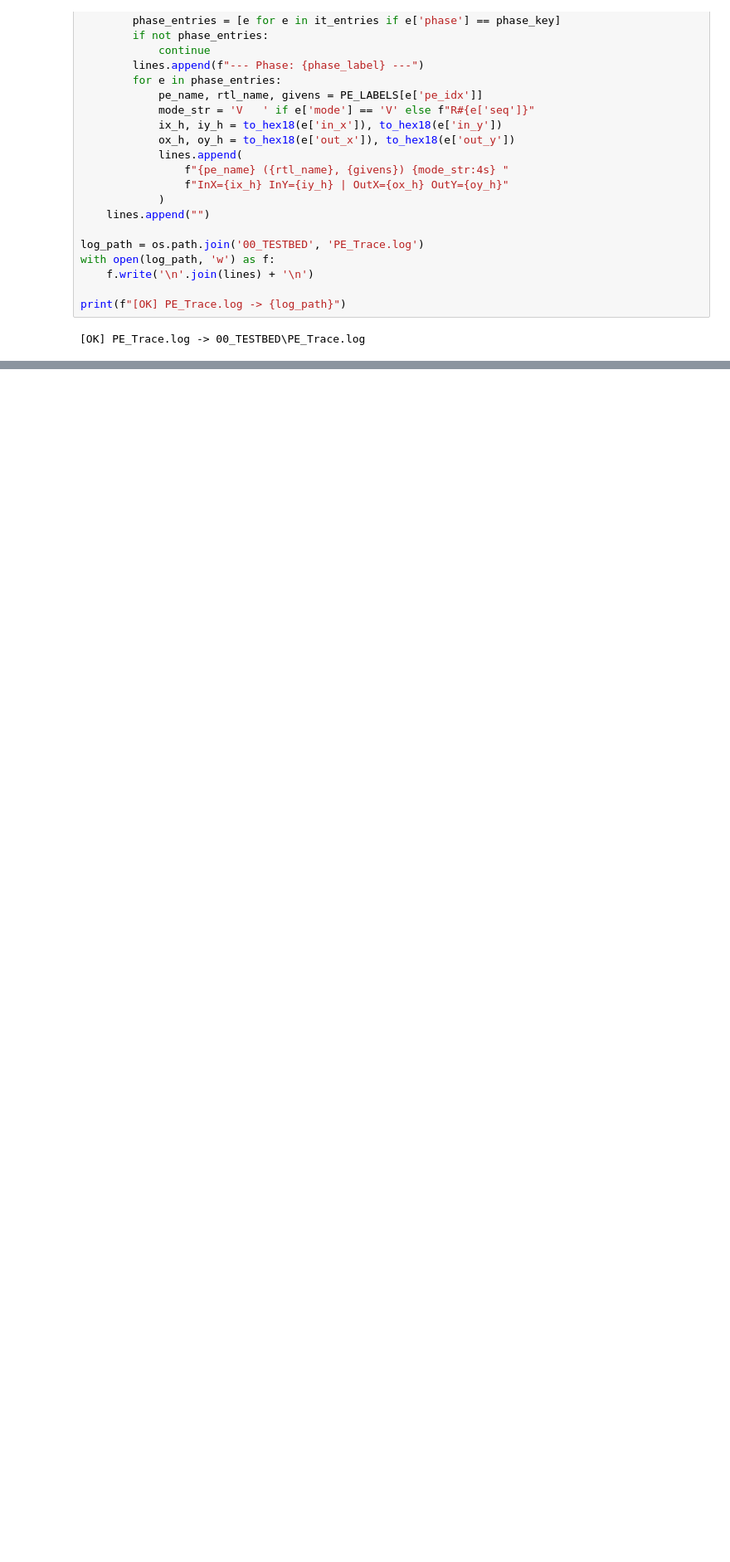
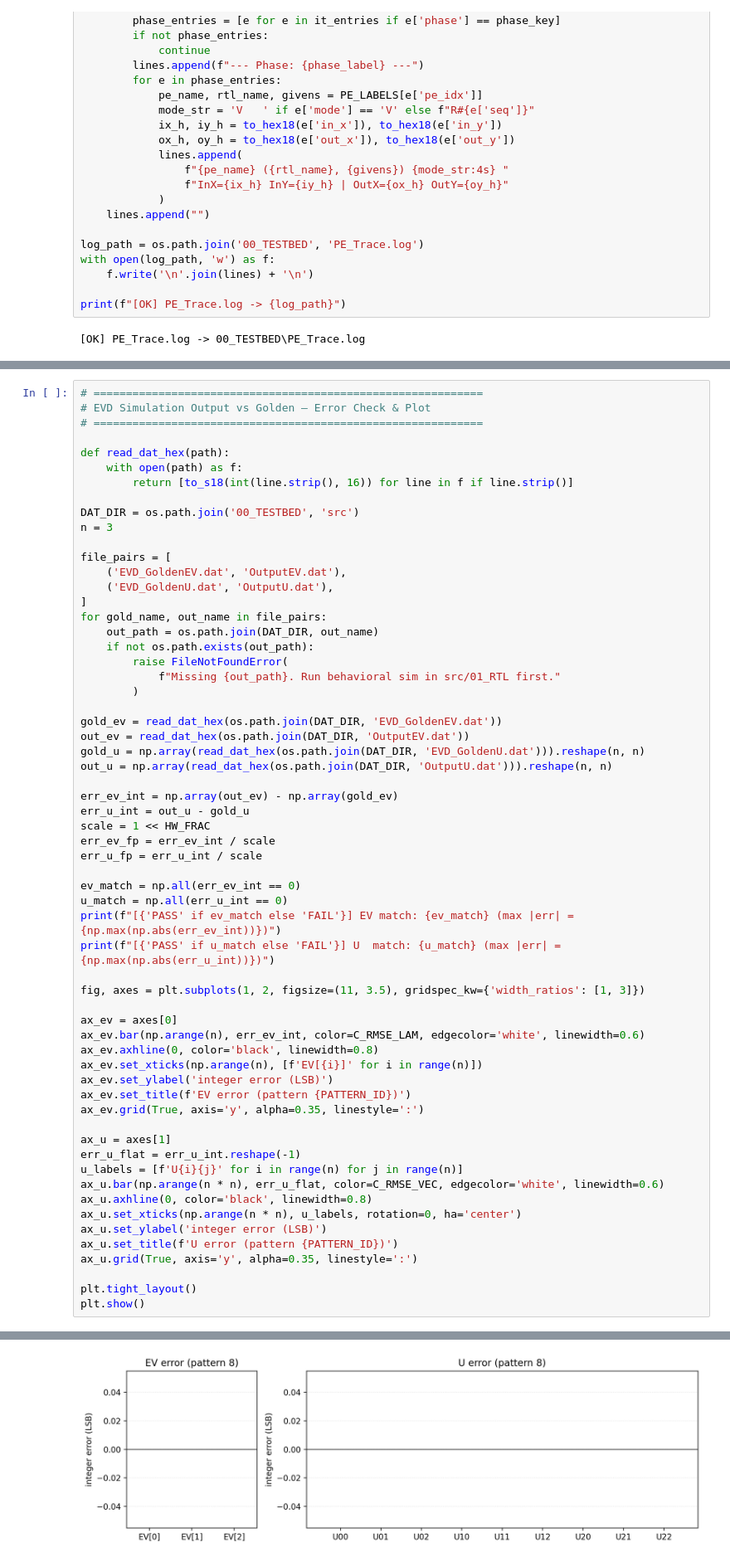
Before and after one commit to akira2963753/Eigen-Value-Decomposition, a Jupyter notebook: src/Verification.ipynb, the cells around one changed output, grey strips where cells are left out. Shown at 83% size. Cells and saved outputs as stored; diff of their text form; blank space fills up the shorter version.

```diff
--- a/src/Verification.ipynb
+++ b/src/Verification.ipynb
@@ -465,0 +468,62 @@ print(f"[OK] PE_Trace.log -> {log_path}")
+# %%
+# ============================================================
+# EVD Simulation Output vs Golden — Error Check & Plot
+# ============================================================
+
+def read_dat_hex(path):
+    with open(path) as f:
+        return [to_s18(int(line.strip(), 16)) for line in f if line.strip()]
+
+DAT_DIR = os.path.join('00_TESTBED', 'src')
+n = 3
+
+file_pairs = [
+    ('EVD_GoldenEV.dat', 'OutputEV.dat'),
+    ('EVD_GoldenU.dat', 'OutputU.dat'),
+]
+for gold_name, out_name in file_pairs:
+    out_path = os.path.join(DAT_DIR, out_name)
+    if not os.path.exists(out_path):
+        raise FileNotFoundError(
+            f"Missing {out_path}. Run behavioral sim in src/01_RTL first."
+        )
+
+gold_ev = read_dat_hex(os.path.join(DAT_DIR, 'EVD_GoldenEV.dat'))
+out_ev = read_dat_hex(os.path.join(DAT_DIR, 'OutputEV.dat'))
+gold_u = np.array(read_dat_hex(os.path.join(DAT_DIR, 'EVD_GoldenU.dat'))).reshape(n, n)
+out_u = np.array(read_dat_hex(os.path.join(DAT_DIR, 'OutputU.dat'))).reshape(n, n)
+
+err_ev_int = np.array(out_ev) - np.array(gold_ev)
+err_u_int = out_u - gold_u
+scale = 1 << HW_FRAC
+err_ev_fp = err_ev_int / scale
+err_u_fp = err_u_int / scale
+
+ev_match = np.all(err_ev_int == 0)
+u_match = np.all(err_u_int == 0)
+print(f"[{'PASS' if ev_match else 'FAIL'}] EV match: {ev_match} (max |err| = {np.max(np.abs(err_ev_int))})")
+print(f"[{'PASS' if u_match else 'FAIL'}] U  match: {u_match} (max |err| = {np.max(np.abs(err_u_int))})")
+
+fig, axes = plt.subplots(1, 2, figsize=(11, 3.5), gridspec_kw={'width_ratios': [1, 3]})
+
+ax_ev = axes[0]
+ax_ev.bar(np.arange(n), err_ev_int, color=C_RMSE_LAM, edgecolor='white', linewidth=0.6)
+ax_ev.axhline(0, color='black', linewidth=0.8)
+ax_ev.set_xticks(np.arange(n), [f'EV[{i}]' for i in range(n)])
+ax_ev.set_ylabel('integer error (LSB)')
+ax_ev.set_title(f'EV error (pattern {PATTERN_ID})')
+ax_ev.grid(True, axis='y', alpha=0.35, linestyle=':')
+
+ax_u = axes[1]
+err_u_flat = err_u_int.reshape(-1)
+u_labels = [f'U{i}{j}' for i in range(n) for j in range(n)]
+ax_u.bar(np.arange(n * n), err_u_flat, color=C_RMSE_VEC, edgecolor='white', linewidth=0.6)
+ax_u.axhline(0, color='black', linewidth=0.8)
+ax_u.set_xticks(np.arange(n * n), u_labels, rotation=0, ha='center')
+ax_u.set_ylabel('integer error (LSB)')
+ax_u.set_title(f'U error (pattern {PATTERN_ID})')
+ax_u.grid(True, axis='y', alpha=0.35, linestyle=':')
+
+plt.tight_layout()
+plt.show()
+# %% [output]
@@ -465,0 +532 @@ print(f"[OK] PE_Trace.log -> {log_path}")
+[figure, added]
```
Also changed, not shown: parts of 3 cells of this notebook, 3 other files.
